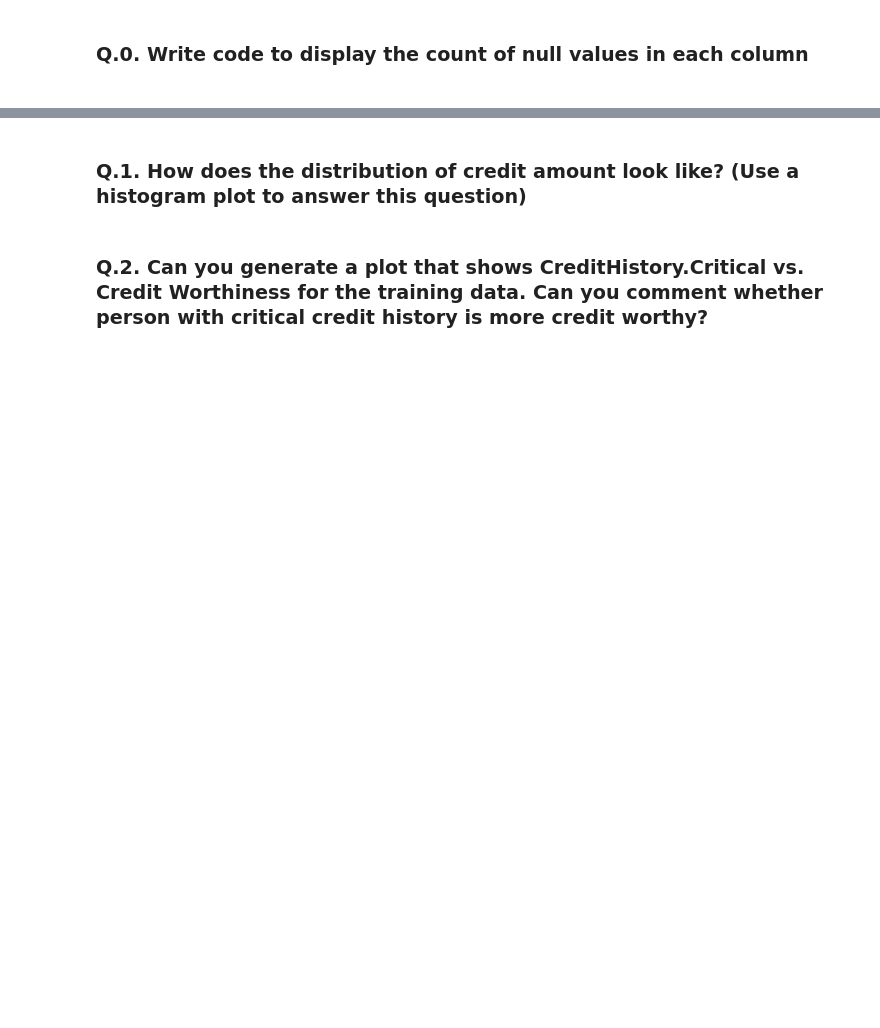
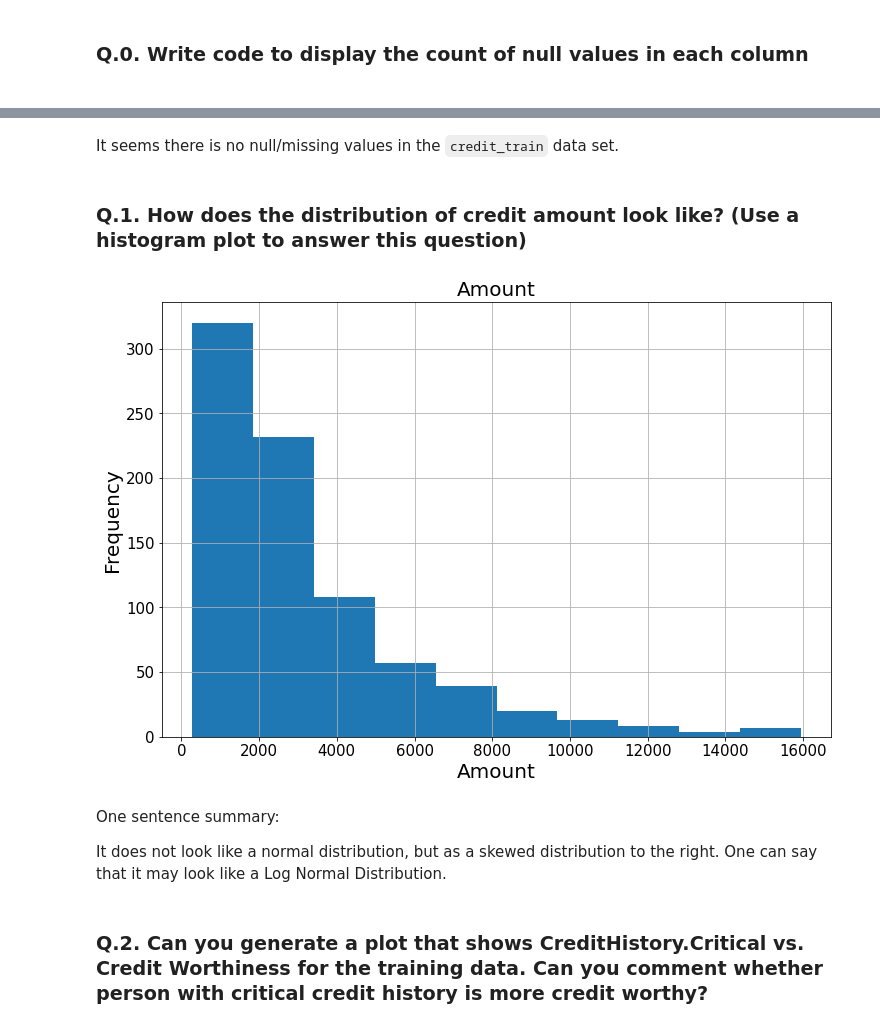
Before and after one commit to rodolfolermacontreras/ML_1_Assignment_3, a Jupyter notebook: ML510-Lesson3_Rodolfo_Lerma.ipynb, the cells around one changed output, grey strips where cells are left out. Saved outputs shown, nothing was run; the diff lists cells and outputs as text; code cells hidden in the pictures; blank space fills up the shorter version.

Commit message:
First plots and data exploration
Need to keep working on it

```diff
--- a/ML510-Lesson3_Rodolfo_Lerma.ipynb
+++ b/ML510-Lesson3_Rodolfo_Lerma.ipynb
@@ -57,11 +101,29 @@ credit_train.head()
+# %% [markdown]
+It seems there is no null/missing values in the `credit_train` data set.
 # %% [markdown]
 <h3>Q.1. How does the distribution of credit amount look like? (Use a histogram plot to answer this question)</h3>
 # %%
 # Put the command (or commands) here that would give an answer to the above question.
 import matplotlib.pyplot as plt
-import seaborn as sn
+import seaborn as sns
 %matplotlib inline
 
-#TODO
+def histogram_plot(a,b):
+    a[b].hist(figsize = (12,8))
+    plt.xlabel(b, fontsize = 20)
+    plt.ylabel('Frequency',fontsize = 20)
+    plt.title(b, fontsize = 20)
+    plt.tick_params(axis="x", labelsize=15)
+    plt.tick_params(axis="y", labelsize=15)
+    plt.grid(True)
+    plt.show()
+
+histogram_plot(credit_train, 'Amount')
+# %% [output]
+[figure, added]
+# %% [markdown]
+One sentence summary:
+
+It does not look like a normal distribution, but as a skewed distribution to the right. One can say that it may look like a Log Normal Distribution.
 # %% [markdown]
 <h3>Q.2. Can you generate a plot that shows CreditHistory.Critical vs. Credit Worthiness for the training data. Can you comment whether person with critical credit history is more credit worthy?</h3>
```
Also changed, not shown: parts of 10 cells of this notebook.
